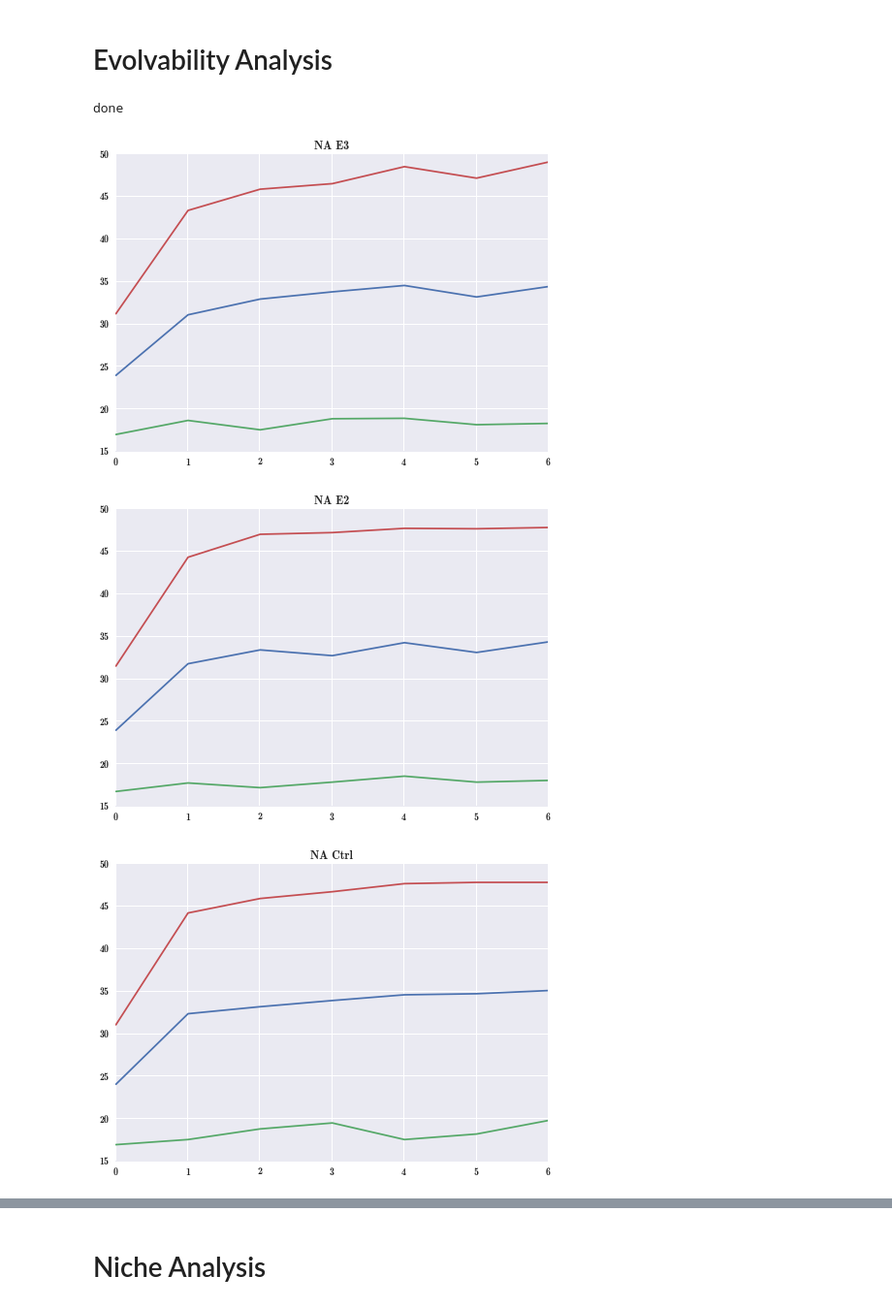
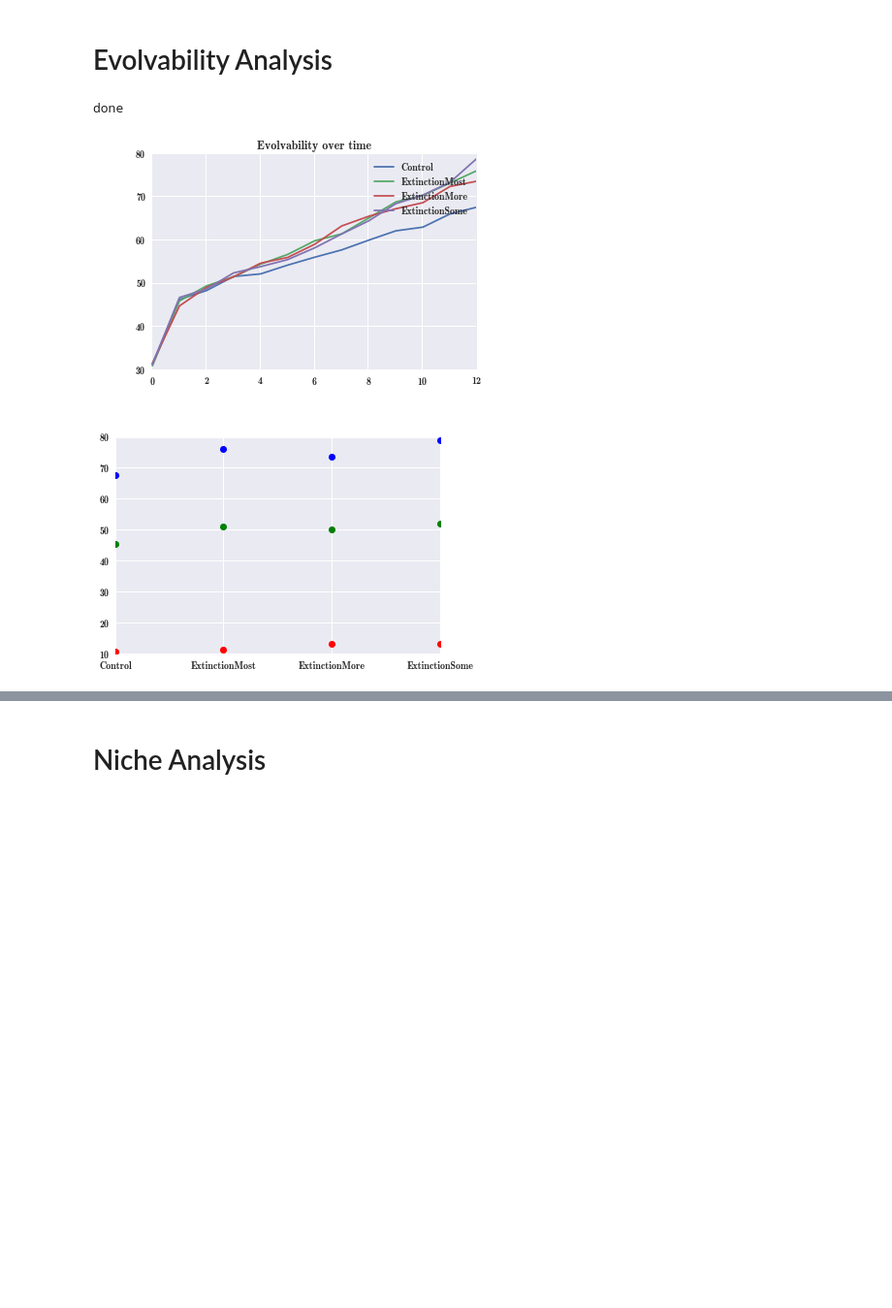
Before and after one commit to jal278/bpedpython, a Jupyter notebook: data/Evo Analysis.ipynb, the cells around one changed output, grey strips where cells are left out. Shown: that part at 97% size. Drawn from its saved outputs; the diff is of its cells as text; code cells hidden in the pictures; blank space fills up the shorter version.

```diff
--- a/data/Evo Analysis.ipynb
+++ b/data/Evo Analysis.ipynb
@@ -16,10 +16,12 @@ import pandas as pd
 #treatment_pre={"res-nomut3t/":"Biped (3tNo SA)","res-mut3t/":"Biped (3tSA)"} #"res-mut1t/":"Biped (1tSA)",,"res-nomut1t/":"Biped (1tNo SA)"
 #treatment_post={"e2":" Extnct","control":" Ctrl"}
 
-treatment_pre={"r/sa":"SA","r/na":"NA"} #"mut-1t/":"Maze (SA 1t)","nomut-1t/":"Maze (No SA 1t)",,
-treatment_post={"cnti1":" Ctrl","exti1":" E1","exti2":" E2","exti3":" E3"}
+treatment_pre={"r/sa":""} #,"r/na":"NA"} #"mut-1t/":"Maze (SA 1t)","nomut-1t/":"Maze (No SA 1t)",,
+treatment_post_d={"cnti1":"Control","exti1":"ExtinctionMost","exti2":"ExtinctionMore","exti3":"ExtinctionSome"}
 
 treatments=[]
+treatment_post=treatment_post_d.keys()
+treatment_post.sort()
 for a in treatment_pre:
     for b in treatment_post:
         #if(a=='r/na' and b=='exti1'):
@@ -70,41 +72,45 @@ final_samps=[]
 
 final_means=[]
 final_mins=[]
 final_maxs=[]
+
+title("Evolvability over time")
 
 for treat in treatments:
     #print treat
     t=treat
     x,means,low,high,samps=compile_treatment(treat)
     #errorbar(x,means,yerr=numpy.vstack([low,high]),label=treat[0]+treat[1])
     samps=samps.transpose()
     final_samps.append(samps[:,-1])
     #print samps.shape
     k+=1
-    new_ax=axes()
-    new_ax.set_title(treatment_pre[t[0]]+treatment_post[t[1]])
+    #new_ax=axes()
+    label=treatment_pre[t[0]]+treatment_post_d[t[1]]
     #sns.boxplot(samps,ax=new_ax)
-    plot(means,label="median")
-    plot(low,label="min")
-    plot(high,label="max")
-    #legend()
-    plt.figure()
+
+    #plot(means,label=label)
+    #plot(low,label="min")
+    plot(high,label=label)
+
+    #plt.figure()
 
     final_means.append(means[-1])
     final_mins.append(low[-1])
     final_maxs.append(high[-1])
+legend()
 
+plt.figure()
 x=range(len(treatments))
 plot(x,final_means,"go",label="median")
 plot(x,final_mins,"ro",label="min")
 plot(x,final_maxs,"bo",label="max")
-xticks(range(len(treatments)),[treatment_pre[t[0]]+treatment_post[t[1]] for t in treatments])
+xticks(range(len(treatments)),[treatment_pre[t[0]]+treatment_post_d[t[1]] for t in treatments])
 
 print "done"
 #legend()
 #sns.boxplot(final_samps,names=[treatment_pre[t[0]]+treatment_post[t[1]] for t in treatments])
 # %% [output]
 done
-[figure, old version]
+[figure, new version]
-[figure, old version]
+[figure, new version]
-[figure, removed]
```
Also changed, not shown: parts of 6 cells of this notebook.
